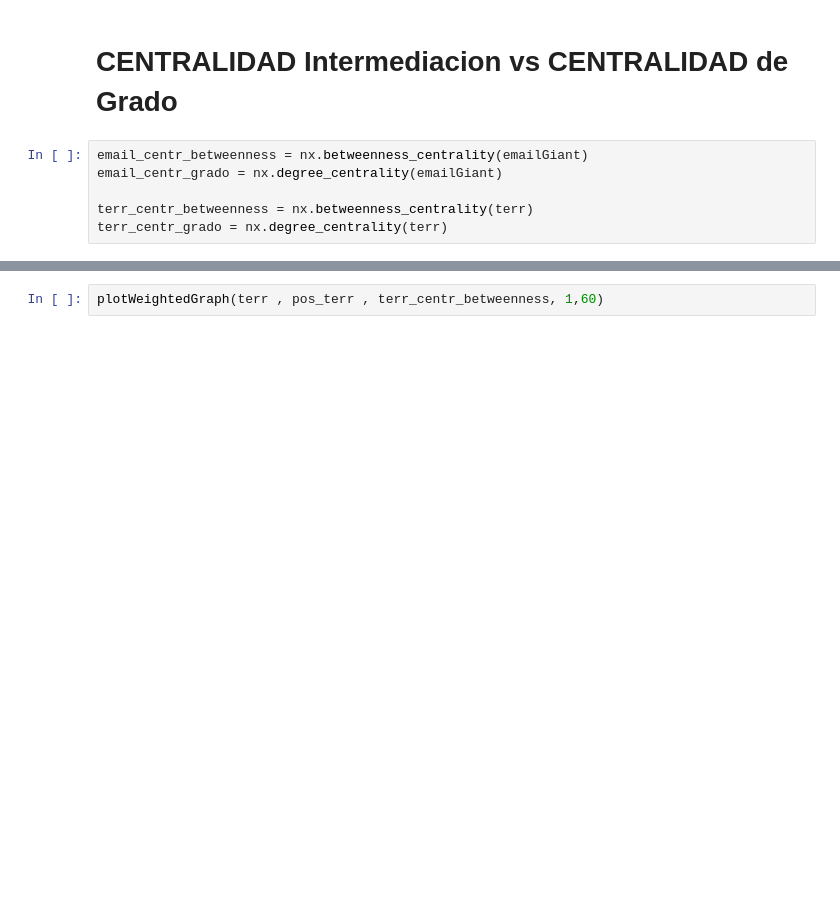
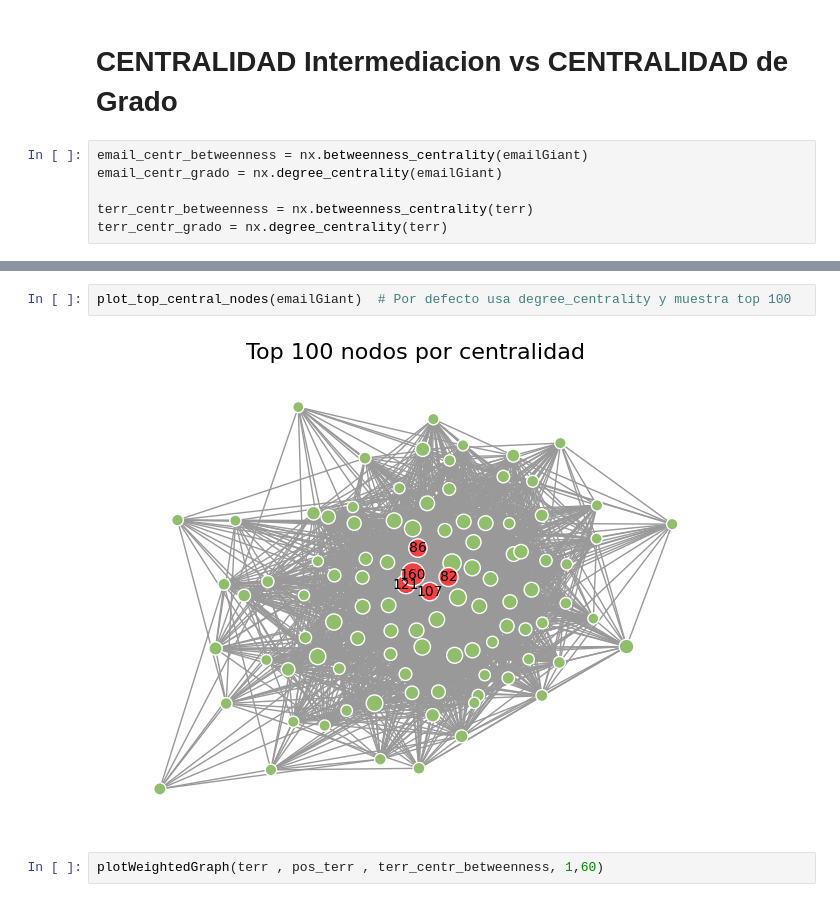
Before and after one commit to Grupo-12-DMCyT/Comparative-Analysis-in-Two-Human-Networks, a Jupyter notebook: c_analisis_centralidad.ipynb, the cells around one changed output, grey strips where cells are left out. Drawn from its saved outputs; the diff is of its cells as text; blank space fills up the shorter version.

```diff
--- a/c_analisis_centralidad.ipynb
+++ b/c_analisis_centralidad.ipynb
@@ -42,3 +179,7 @@ terr_centr_grado = nx.degree_centrality(terr)
+# %%
+plot_top_central_nodes(emailGiant)  # Por defecto usa degree_centrality y muestra top 100
+# %% [output]
+[figure, added]
 # %%
 plotWeightedGraph(terr , pos_terr , terr_centr_betweenness, 1,60)
 # %% [output]
```
Also changed, not shown: parts of 8 cells of this notebook.
